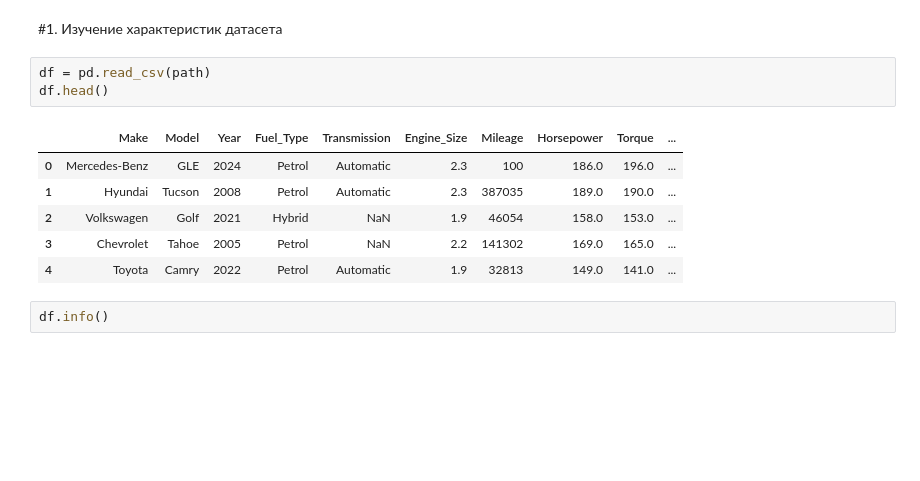
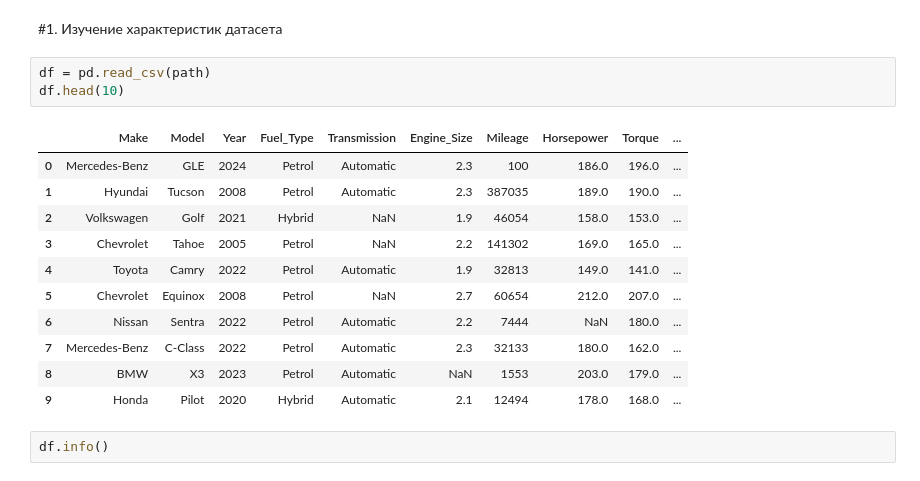
Before and after one commit to kataamb/notebooks_data_analysis, a Jupyter notebook: kaggle_automobile_prices/kaggle_automobile_dataset_analysis.ipynb, the cells around one changed output. Drawn from its saved outputs; the diff is of its cells as text; blank space fills up the shorter version.

```diff
--- a/kaggle_automobile_prices/kaggle_automobile_dataset_analysis.ipynb
+++ b/kaggle_automobile_prices/kaggle_automobile_dataset_analysis.ipynb
@@ -41,14 +43,19 @@ import seaborn as sns
 #1. Изучение характеристик датасета
 # %%
 df = pd.read_csv(path)
-df.head()
+df.head(10)
 # %% [output]
 |  | Make | Model | Year | Fuel_Type | Transmission | Engine_Size | Mileage | Horsepower | Torque | ... |
 | 0 | Mercedes-Benz | GLE | 2024 | Petrol | Automatic | 2.3 | 100 | 186.0 | 196.0 | ... |
 | 1 | Hyundai | Tucson | 2008 | Petrol | Automatic | 2.3 | 387035 | 189.0 | 190.0 | ... |
 | 2 | Volkswagen | Golf | 2021 | Hybrid | NaN | 1.9 | 46054 | 158.0 | 153.0 | ... |
 | 3 | Chevrolet | Tahoe | 2005 | Petrol | NaN | 2.2 | 141302 | 169.0 | 165.0 | ... |
 | 4 | Toyota | Camry | 2022 | Petrol | Automatic | 1.9 | 32813 | 149.0 | 141.0 | ... |
+| 5 | Chevrolet | Equinox | 2008 | Petrol | NaN | 2.7 | 60654 | 212.0 | 207.0 | ... |
+| 6 | Nissan | Sentra | 2022 | Petrol | Automatic | 2.2 | 7444 | NaN | 180.0 | ... |
+| 7 | Mercedes-Benz | C-Class | 2022 | Petrol | Automatic | 2.3 | 32133 | 180.0 | 162.0 | ... |
+| 8 | BMW | X3 | 2023 | Petrol | Automatic | NaN | 1553 | 203.0 | 179.0 | ... |
+| 9 | Honda | Pilot | 2020 | Hybrid | Automatic | 2.1 | 12494 | 178.0 | 168.0 | ... |
 # %%
 df.info()
 # %% [output]
```
Also changed, not shown: parts of 7 cells of this notebook.
